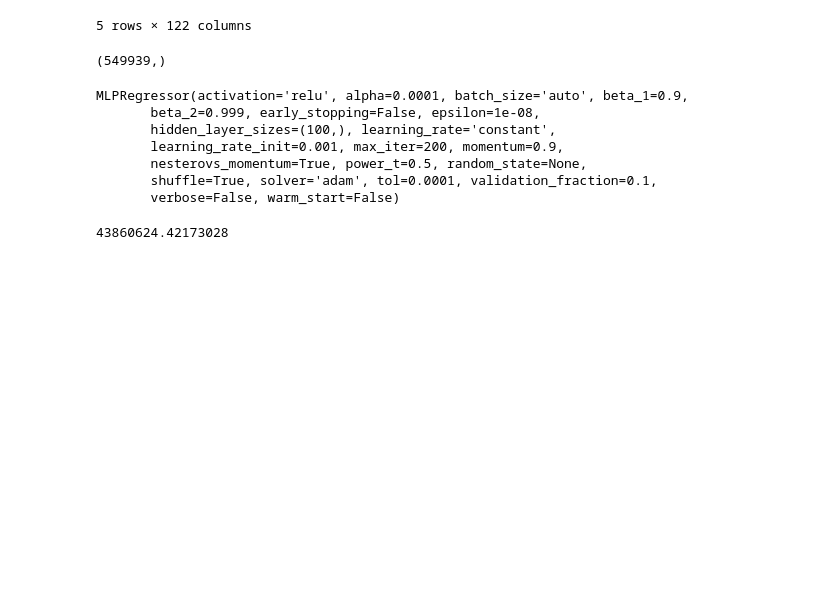
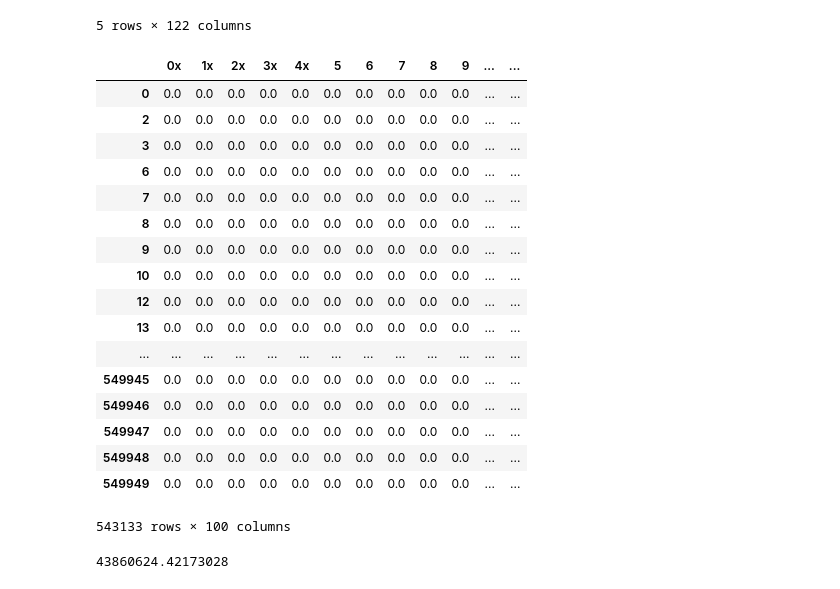
Before and after one commit to pabloernesto/sfBikes, a Jupyter notebook: scriptML_robert.ipynb, the cells around one changed output. Drawn from its saved outputs; the diff is of its cells as text; code cells hidden in the pictures; blank space fills up the shorter version.

```diff
--- a/scriptML_robert.ipynb
+++ b/scriptML_robert.ipynb
@@ -465,18 +464,27 @@ trainR.head()
 | 3 | 0.0 | 0.0 | 0.0 | 0.0 | 0.0 | 0.0 | 0.0 | 0.0 | 0.0 | 0.0 | ... | ... |
 | 4 | 0.0 | 0.0 | 0.0 | 0.0 | 0.0 | 0.0 | 0.0 | 0.0 | 0.0 | 0.0 | ... | ... |
 5 rows × 122 columns
-# %%
-train_target.shape
-# %% [output]
-(549939,)
+# %%
+trainR.iloc[:,:100]
+# %% [output]
+|  | 0x | 1x | 2x | 3x | 4x | 5 | 6 | 7 | 8 | 9 | ... | ... |
+| 0 | 0.0 | 0.0 | 0.0 | 0.0 | 0.0 | 0.0 | 0.0 | 0.0 | 0.0 | 0.0 | ... | ... |
+| 2 | 0.0 | 0.0 | 0.0 | 0.0 | 0.0 | 0.0 | 0.0 | 0.0 | 0.0 | 0.0 | ... | ... |
+| 3 | 0.0 | 0.0 | 0.0 | 0.0 | 0.0 | 0.0 | 0.0 | 0.0 | 0.0 | 0.0 | ... | ... |
+| 6 | 0.0 | 0.0 | 0.0 | 0.0 | 0.0 | 0.0 | 0.0 | 0.0 | 0.0 | 0.0 | ... | ... |
+| 7 | 0.0 | 0.0 | 0.0 | 0.0 | 0.0 | 0.0 | 0.0 | 0.0 | 0.0 | 0.0 | ... | ... |
+| 8 | 0.0 | 0.0 | 0.0 | 0.0 | 0.0 | 0.0 | 0.0 | 0.0 | 0.0 | 0.0 | ... | ... |
+| 9 | 0.0 | 0.0 | 0.0 | 0.0 | 0.0 | 0.0 | 0.0 | 0.0 | 0.0 | 0.0 | ... | ... |
+| 10 | 0.0 | 0.0 | 0.0 | 0.0 | 0.0 | 0.0 | 0.0 | 0.0 | 0.0 | 0.0 | ... | ... |
+| 12 | 0.0 | 0.0 | 0.0 | 0.0 | 0.0 | 0.0 | 0.0 | 0.0 | 0.0 | 0.0 | ... | ... |
+| 13 | 0.0 | 0.0 | 0.0 | 0.0 | 0.0 | 0.0 | 0.0 | 0.0 | 0.0 | 0.0 | ... | ... |
+| ... | ... | ... | ... | ... | ... | ... | ... | ... | ... | ... | ... | ... |
+| 549945 | 0.0 | 0.0 | 0.0 | 0.0 | 0.0 | 0.0 | 0.0 | 0.0 | 0.0 | 0.0 | ... | ... |
+| 549946 | 0.0 | 0.0 | 0.0 | 0.0 | 0.0 | 0.0 | 0.0 | 0.0 | 0.0 | 0.0 | ... | ... |
+| 549947 | 0.0 | 0.0 | 0.0 | 0.0 | 0.0 | 0.0 | 0.0 | 0.0 | 0.0 | 0.0 | ... | ... |
+| 549948 | 0.0 | 0.0 | 0.0 | 0.0 | 0.0 | 0.0 | 0.0 | 0.0 | 0.0 | 0.0 | ... | ... |
+| 549949 | 0.0 | 0.0 | 0.0 | 0.0 | 0.0 | 0.0 | 0.0 | 0.0 | 0.0 | 0.0 | ... | ... |
+543133 rows × 100 columns
 # %%
-mlp.fit(trainR, train_target)
+mlp.fit(trainR.iloc[:,:100], train_target)
-# %% [output]
-MLPRegressor(activation='relu', alpha=0.0001, batch_size='auto', beta_1=0.9,
-       beta_2=0.999, early_stopping=False, epsilon=1e-08,
-       hidden_layer_sizes=(100,), learning_rate='constant',
-       learning_rate_init=0.001, max_iter=200, momentum=0.9,
-       nesterovs_momentum=True, power_t=0.5, random_state=None,
-       shuffle=True, solver='adam', tol=0.0001, validation_fraction=0.1,
-       verbose=False, warm_start=False)
 # %%
```
Also changed, not shown: parts of 5 cells of this notebook.
